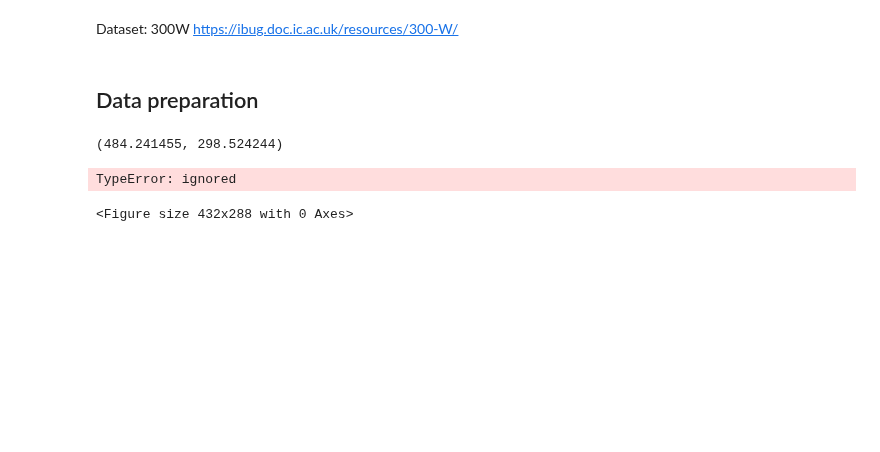
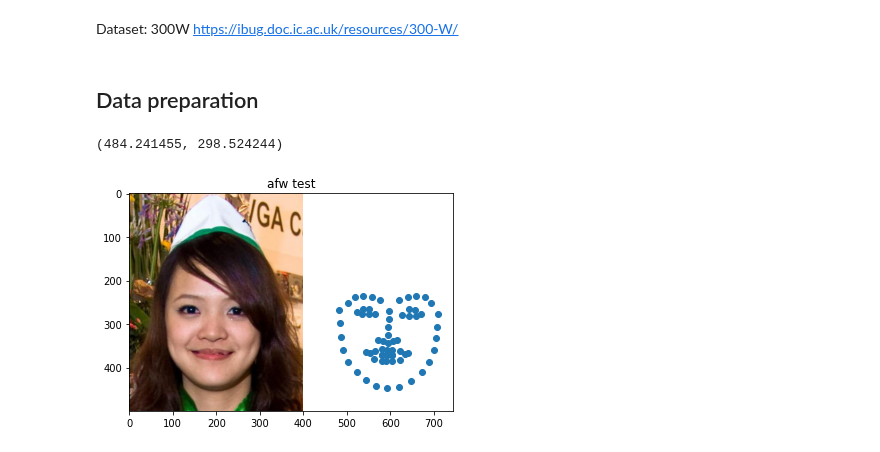
Before and after one commit to Pengchengzhi/Face-Alignment-DRF, a Jupyter notebook: main.ipynb, the cells around one changed output. Saved outputs shown, nothing was run; the diff lists cells and outputs as text; code cells hidden in the pictures; blank space fills up the shorter version.

```diff
--- a/main.ipynb
+++ b/main.ipynb
@@ -59,11 +59,15 @@ y = [points[i][1] for i in range(68)]
 # %%
 img = Image.open(os.path.join(dataset_afw_path, '1051618982_1' + '.jpg'))
 
+# crop
+img_array = np.array(img)
+nimg_array = img_array[0:500, 400:800]
+nimg = Image.fromarray(nimg_array)
+
 plt.figure("afw test")
-plt.imshow(img)
+plt.imshow(nimg)
 plt.scatter(x,y)
 plt.title('afw test')
 plt.show()
 # %% [output]
-TypeError: ignored
-<Figure size 432x288 with 0 Axes>
+[figure, added]
```
